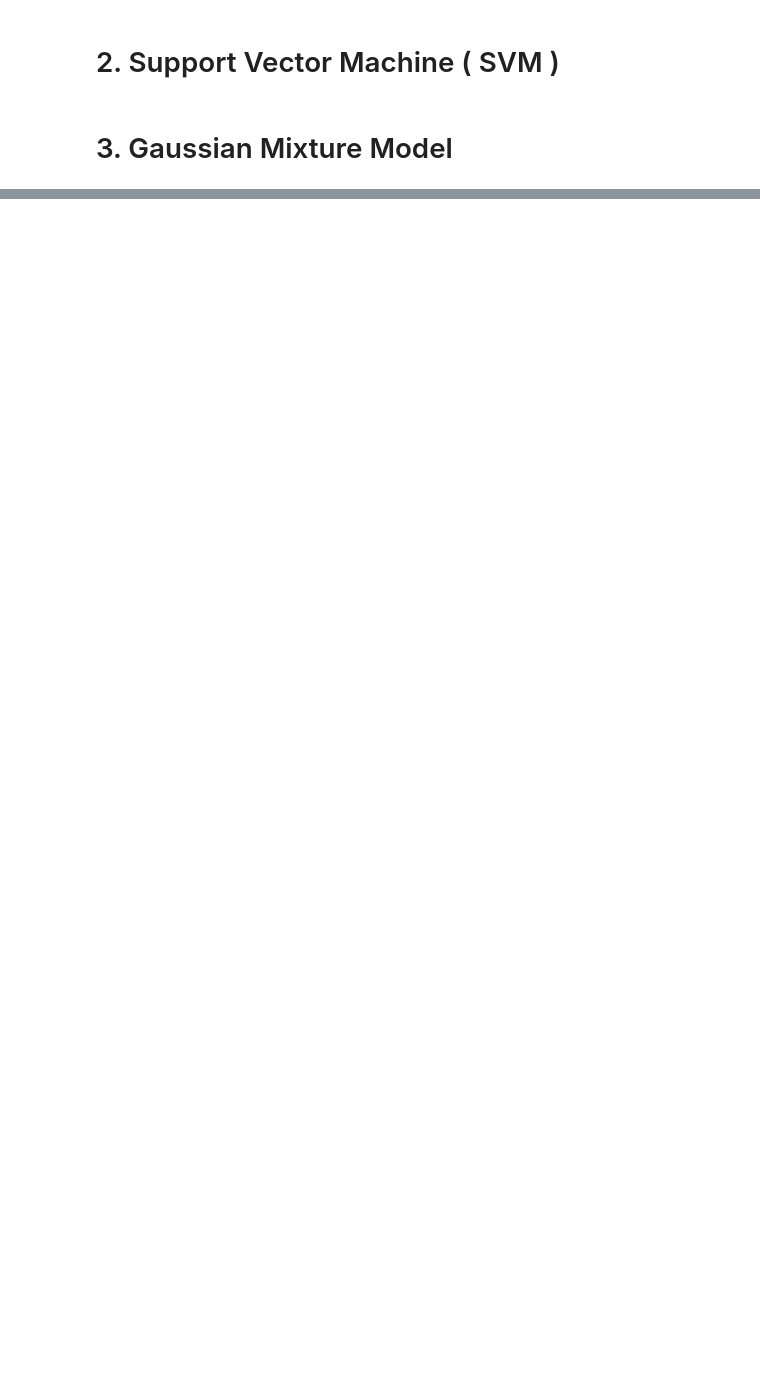
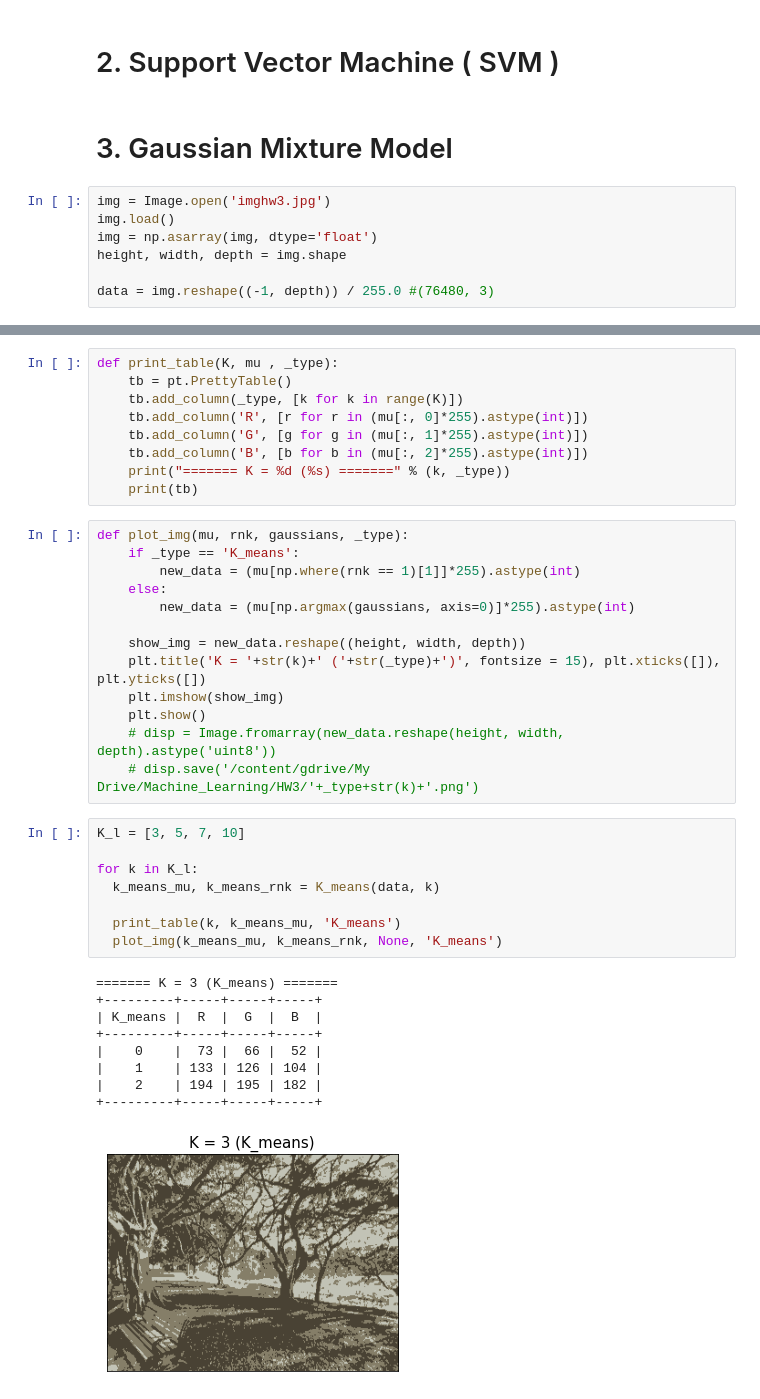
Before and after one commit to Louis5228/2020-Machine-Learning, a Jupyter notebook: hw3_309512014.ipynb, the cells around one changed output, grey strips where cells are left out. Saved outputs shown, nothing was run; the diff lists cells and outputs as text; blank space fills up the shorter version.

Commit message:
Add K_means model

```diff
--- a/hw3_309512014.ipynb
+++ b/hw3_309512014.ipynb
@@ -110,3 +114,10 @@ RMS error of testing  data : 1.041155920423071
 # 2. Support Vector Machine ( SVM )
 # %% [markdown]
 # 3. Gaussian Mixture Model
+# %%
+img = Image.open('imghw3.jpg')
+img.load()
+img = np.asarray(img, dtype='float')
+height, width, depth = img.shape
+
+data = img.reshape((-1, depth)) / 255.0 #(76480, 3)
@@ -112,0 +140,40 @@ RMS error of testing  data : 1.041155920423071
+# %%
+def print_table(K, mu , _type):
+    tb = pt.PrettyTable()
+    tb.add_column(_type, [k for k in range(K)])
+    tb.add_column('R', [r for r in (mu[:, 0]*255).astype(int)])
+    tb.add_column('G', [g for g in (mu[:, 1]*255).astype(int)])
+    tb.add_column('B', [b for b in (mu[:, 2]*255).astype(int)])
+    print("======= K = %d (%s) =======" % (k, _type))
+    print(tb)
+# %%
+def plot_img(mu, rnk, gaussians, _type):
+    if _type == 'K_means':
+        new_data = (mu[np.where(rnk == 1)[1]]*255).astype(int)
+    else:
+        new_data = (mu[np.argmax(gaussians, axis=0)]*255).astype(int)
+
+    show_img = new_data.reshape((height, width, depth))
+    plt.title('K = '+str(k)+' ('+str(_type)+')', fontsize = 15), plt.xticks([]), plt.yticks([])
+    plt.imshow(show_img)
+    plt.show()
+    # disp = Image.fromarray(new_data.reshape(height, width, depth).astype('uint8'))
+    # disp.save('/content/gdrive/My Drive/Machine_Learning/HW3/'+_type+str(k)+'.png')
+# %%
+K_l = [3, 5, 7, 10]
+
+for k in K_l:
+  k_means_mu, k_means_rnk = K_means(data, k)
+
+  print_table(k, k_means_mu, 'K_means')
+  plot_img(k_means_mu, k_means_rnk, None, 'K_means')
+# %% [output]
+======= K = 3 (K_means) =======
++---------+-----+-----+-----+
+| K_means |  R  |  G  |  B  |
++---------+-----+-----+-----+
+|    0    |  73 |  66 |  52 |
+|    1    | 133 | 126 | 104 |
+|    2    | 194 | 195 | 182 |
++---------+-----+-----+-----+
+[figure, added]
```
Also changed, not shown: parts of 4 cells of this notebook.
